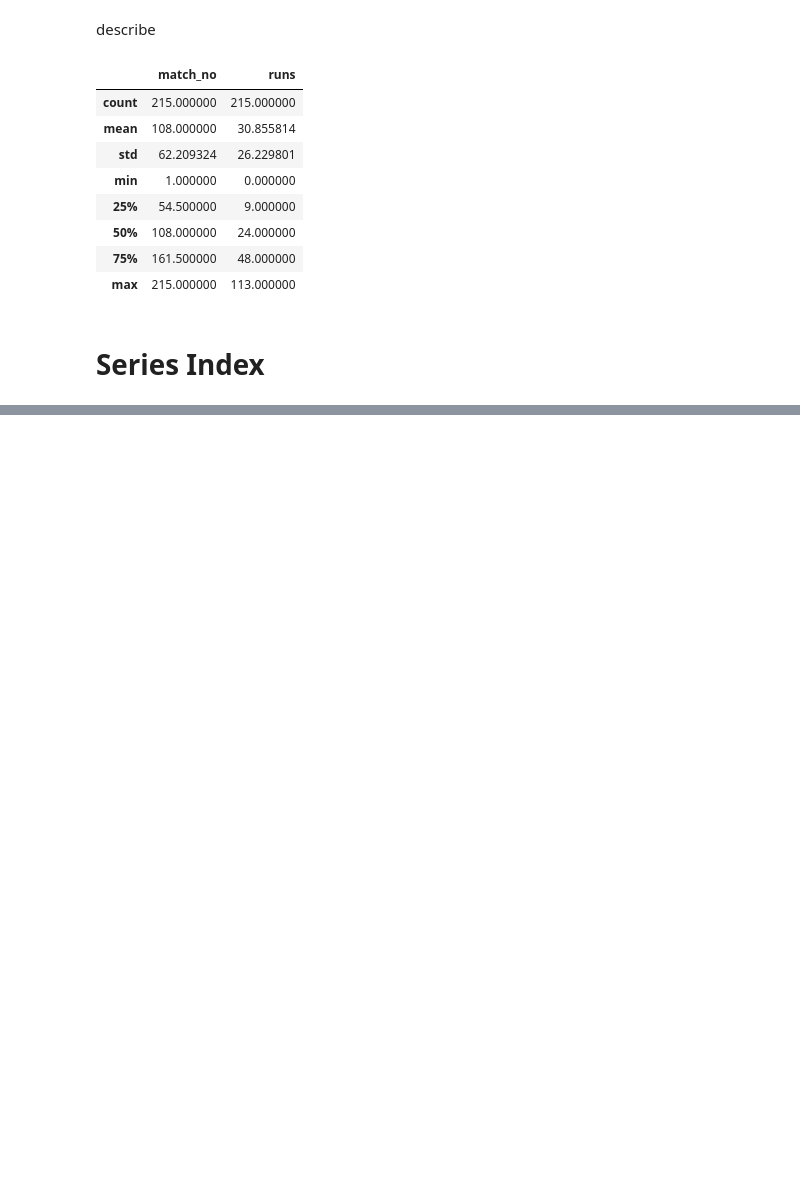
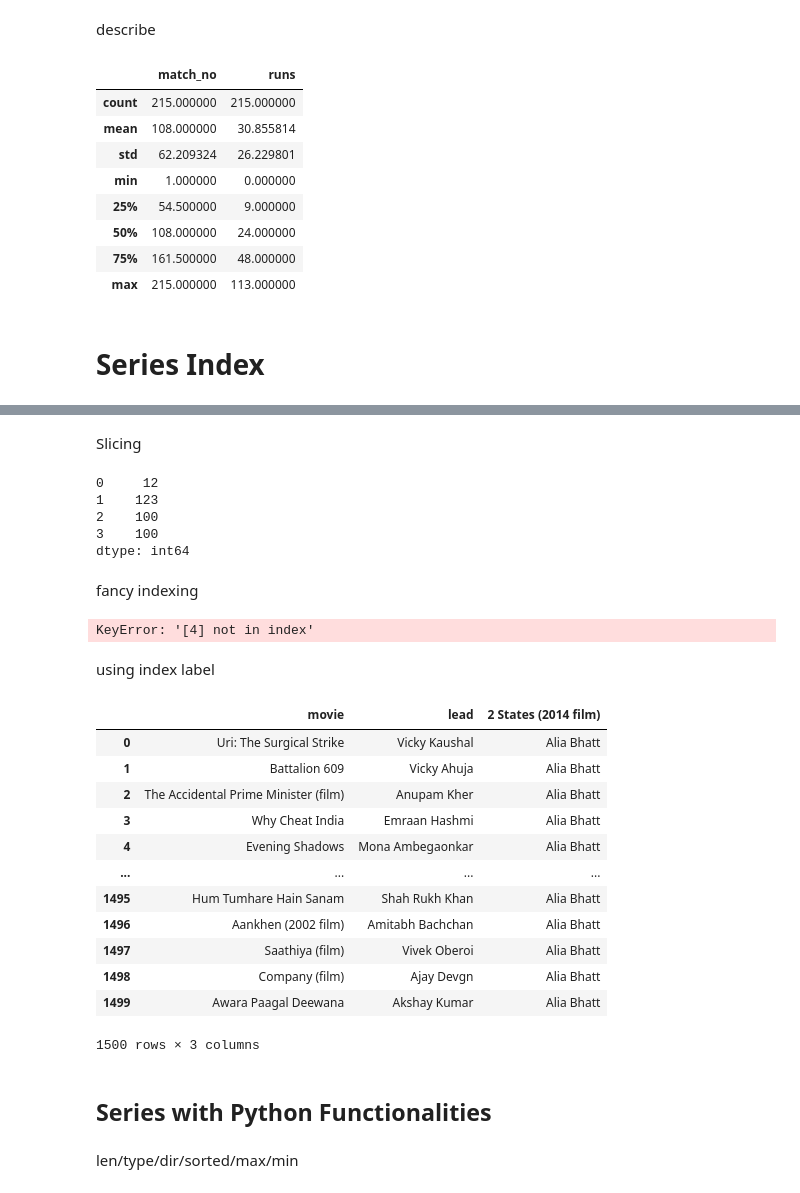
Before and after one commit to Suraj-kumar121K/PANDAS-CURSE, a Jupyter notebook: Pandas_Caurse/Data_Structure/Series/01_Series.ipynb, the cells around one changed output, grey strips where cells are left out. Drawn from its saved outputs; the diff is of its cells as text; code cells hidden in the pictures; blank space fills up the shorter version.

```diff
--- a/Pandas_Caurse/Data_Structure/Series/01_Series.ipynb
+++ b/Pandas_Caurse/Data_Structure/Series/01_Series.ipynb
@@ -334,0 +409,42 @@ kohli.describe()
+# %% [markdown]
+Slicing
+# %%
+runs_ser[2:4] = [100, 100]
+runs_ser
+# %% [output]
+0     12
+1    123
+2    100
+3    100
+dtype: int64
+# %% [markdown]
+fancy indexing
+# %%
+runs_ser[[0,3,4]] = [0,0,0]
+runs_ser
+# %% [output]
+KeyError: '[4] not in index'
+# %% [markdown]
+using index label
+# %%
+
+bollybood['2 States (2014 film)'] = 'Alia Bhatt'
+bollybood
+# %% [output]
+|  | movie | lead | 2 States (2014 film) |
+| 0 | Uri: The Surgical Strike | Vicky Kaushal | Alia Bhatt |
+| 1 | Battalion 609 | Vicky Ahuja | Alia Bhatt |
+| 2 | The Accidental Prime Minister (film) | Anupam Kher | Alia Bhatt |
+| 3 | Why Cheat India | Emraan Hashmi | Alia Bhatt |
+| 4 | Evening Shadows | Mona Ambegaonkar | Alia Bhatt |
+| ... | ... | ... | ... |
+| 1495 | Hum Tumhare Hain Sanam | Shah Rukh Khan | Alia Bhatt |
+| 1496 | Aankhen (2002 film) | Amitabh Bachchan | Alia Bhatt |
+| 1497 | Saathiya (film) | Vivek Oberoi | Alia Bhatt |
+| 1498 | Company (film) | Ajay Devgn | Alia Bhatt |
+| 1499 | Awara Paagal Deewana | Akshay Kumar | Alia Bhatt |
+1500 rows × 3 columns
+# %% [markdown]
+## Series with Python Functionalities
+# %% [markdown]
+len/type/dir/sorted/max/min
```
Also changed, not shown: parts of 31 cells of this notebook.
